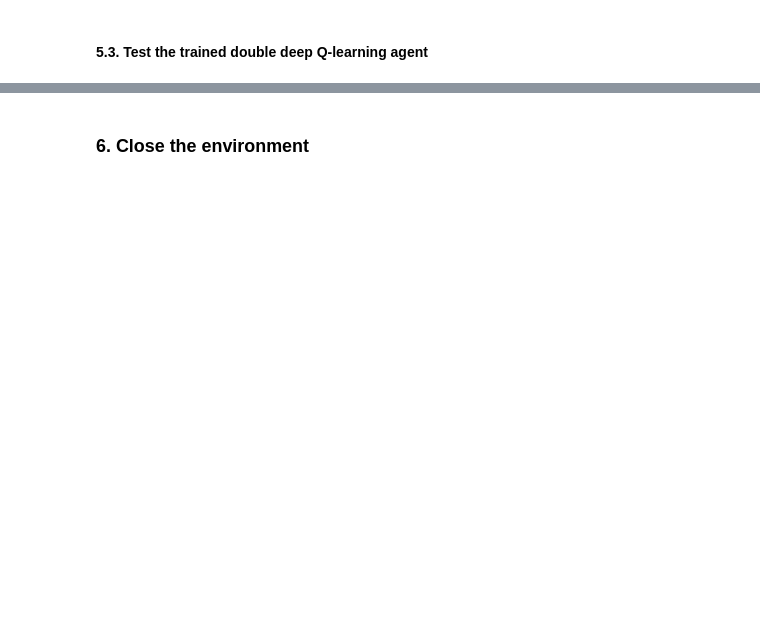
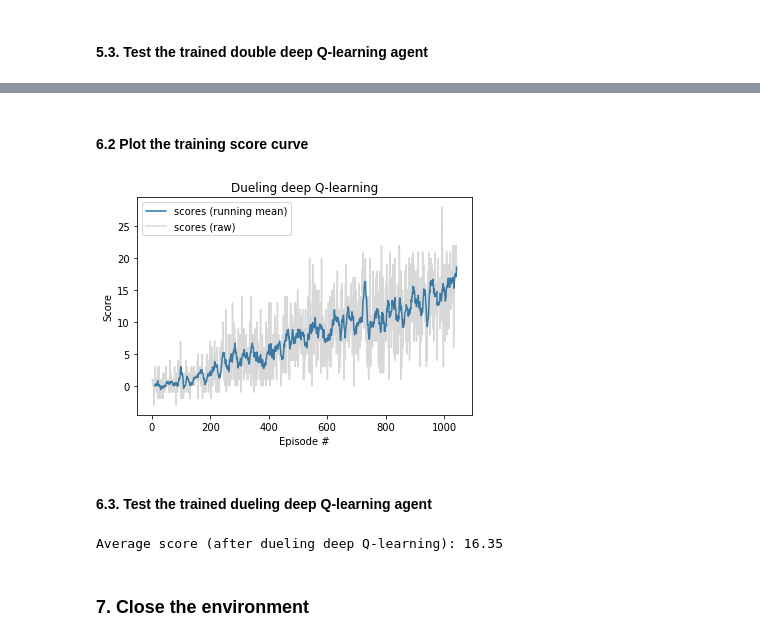
Before and after one commit to zhulingchen/deep-reinforcement-learning, a Jupyter notebook: p1_navigation/Navigation.ipynb, the cells around one changed output, grey strips where cells are left out. Drawn from its saved outputs; the diff is of its cells as text; code cells hidden in the pictures; blank space fills up the shorter version.

```diff
--- a/p1_navigation/Navigation.ipynb
+++ b/p1_navigation/Navigation.ipynb
@@ -347,0 +341,6 @@ Average score (after double deep Q-learning): 14.2
+# %%
+# dueling deep Q-learning
+agent_duelingdqn = Agent(state_size, action_size, seed=0, use_double=True, use_dueling=True)
+summary(agent_duelingdqn.qnetwork_local, (state_size,))  # print the network summary
+
+scores_duelingdqn = train_dqn(env, agent_duelingdqn, 'model_duelingdqn.pt', finish_threshold=15.5)
@@ -348,4 +365,48 @@ Average score (after double deep Q-learning): 14.2
+# %% [markdown]
+#### 6.2 Plot the training score curve
+# %%
+scores_duelingdqn_running_mean = running_mean(scores_duelingdqn, 10)
+plt.figure()
+plt.plot(np.arange(1, len(scores_duelingdqn)+1)[-len(scores_duelingdqn_running_mean):], scores_duelingdqn_running_mean,
+         label='scores (running mean)')
+plt.plot(np.arange(1, len(scores_duelingdqn)+1), scores_duelingdqn,
+         color='grey', alpha=0.3, label='scores (raw)')
+plt.legend()
+plt.ylabel('Score')
+plt.xlabel('Episode #')
+plt.title('Dueling deep Q-learning')
+plt.show()
+# %% [output]
+[figure, added]
+# %% [markdown]
+#### 6.3. Test the trained dueling deep Q-learning agent
+# %%
+# load the weights from the saved checkpoint file
+agent_duelingdqn.qnetwork_local.load_state_dict(torch.load('model_duelingdqn.pt'))
+
+# test the trained agent for n_test times
+n_test = 20
+score_duelingdqn_list = []
+for _ in range(n_test):
+    env_info = env.reset(train_mode=False)[brain_name]
+    state = env_info.vector_observations[0]
+    score = 0  # initialize the score
+    while True:
+        action = agent_duelingdqn.act(state)
+        env_info = env.step(action)[brain_name]
+        next_state = env_info.vector_observations[0]
+        reward = env_info.rewards[0]
+        done = env_info.local_done[0]
+        state = next_state
+        score += reward
+        if done:
+            break
+    score_duelingdqn_list.append(score)
+
+print("Average score (after dueling deep Q-learning): {}".format(np.mean(score_duelingdqn_list)))
+# %% [output]
+Average score (after dueling deep Q-learning): 16.35
 # %% [markdown]
-### 6. Close the environment
+### 7. Close the environment
 # %%
 env.close()
```
Also changed, not shown: parts of 12 cells of this notebook, 5 other files.
